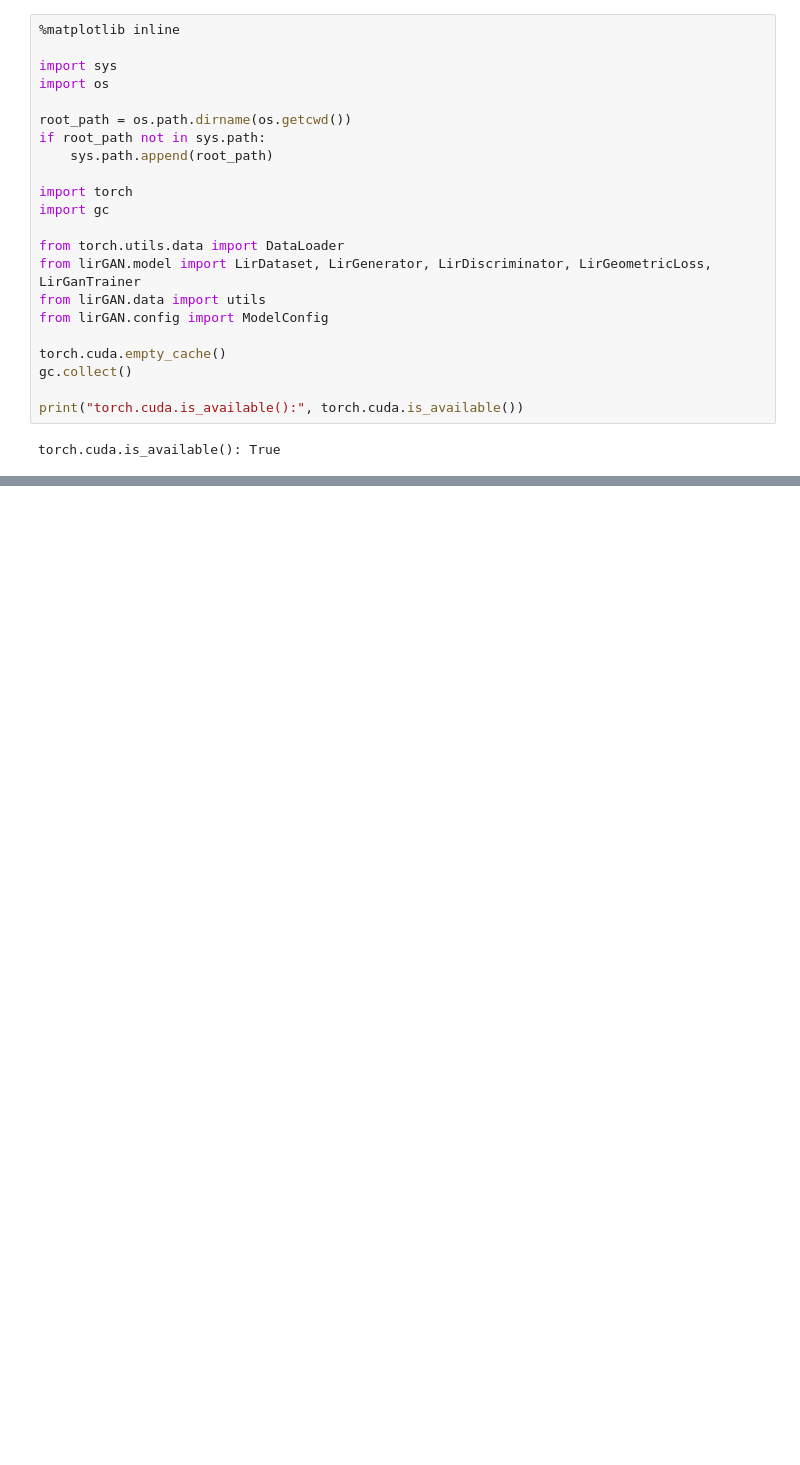
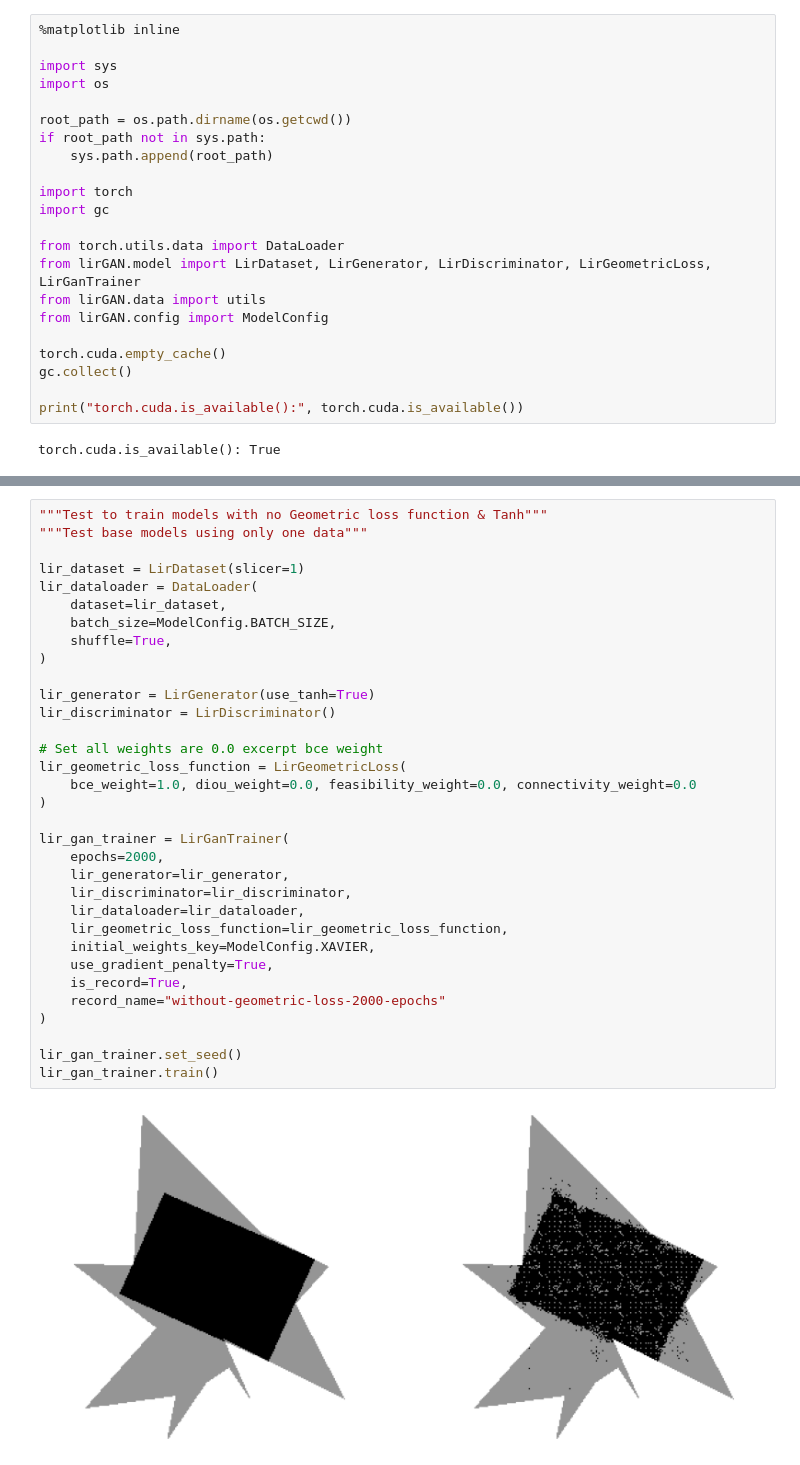
Before and after one commit to PARKCHEOLHEE-lab/gan-exer, a Jupyter notebook: lirGAN/lirGAN.ipynb, the cells around one changed output, grey strips where cells are left out. Saved outputs shown, nothing was run; the diff lists cells and outputs as text; blank space fills up the shorter version.

```diff
--- a/lirGAN/lirGAN.ipynb
+++ b/lirGAN/lirGAN.ipynb
@@ -41,0 +42,35 @@ utils.visualize_binary_grids(binary_grids)
+# %%
+"""Test to train models with no Geometric loss function & Tanh"""
+"""Test base models using only one data"""
+
+lir_dataset = LirDataset(slicer=1)
+lir_dataloader = DataLoader(
+    dataset=lir_dataset,
+    batch_size=ModelConfig.BATCH_SIZE,
+    shuffle=True,
+)
+
+lir_generator = LirGenerator(use_tanh=True)
+lir_discriminator = LirDiscriminator()
+
+# Set all weights are 0.0 excerpt bce weight
+lir_geometric_loss_function = LirGeometricLoss(
+    bce_weight=1.0, diou_weight=0.0, feasibility_weight=0.0, connectivity_weight=0.0
+)
+
+lir_gan_trainer = LirGanTrainer(
+    epochs=2000,
+    lir_generator=lir_generator,
+    lir_discriminator=lir_discriminator,
+    lir_dataloader=lir_dataloader,
+    lir_geometric_loss_function=lir_geometric_loss_function,
+    initial_weights_key=ModelConfig.XAVIER,
+    use_gradient_penalty=True,
+    is_record=True,
+    record_name="without-geometric-loss-2000-epochs"
+)
+
+lir_gan_trainer.set_seed()
+lir_gan_trainer.train()
+# %% [output]
+[figure, added]
```
Also changed, not shown: parts of 6 cells of this notebook, 1 other file.
